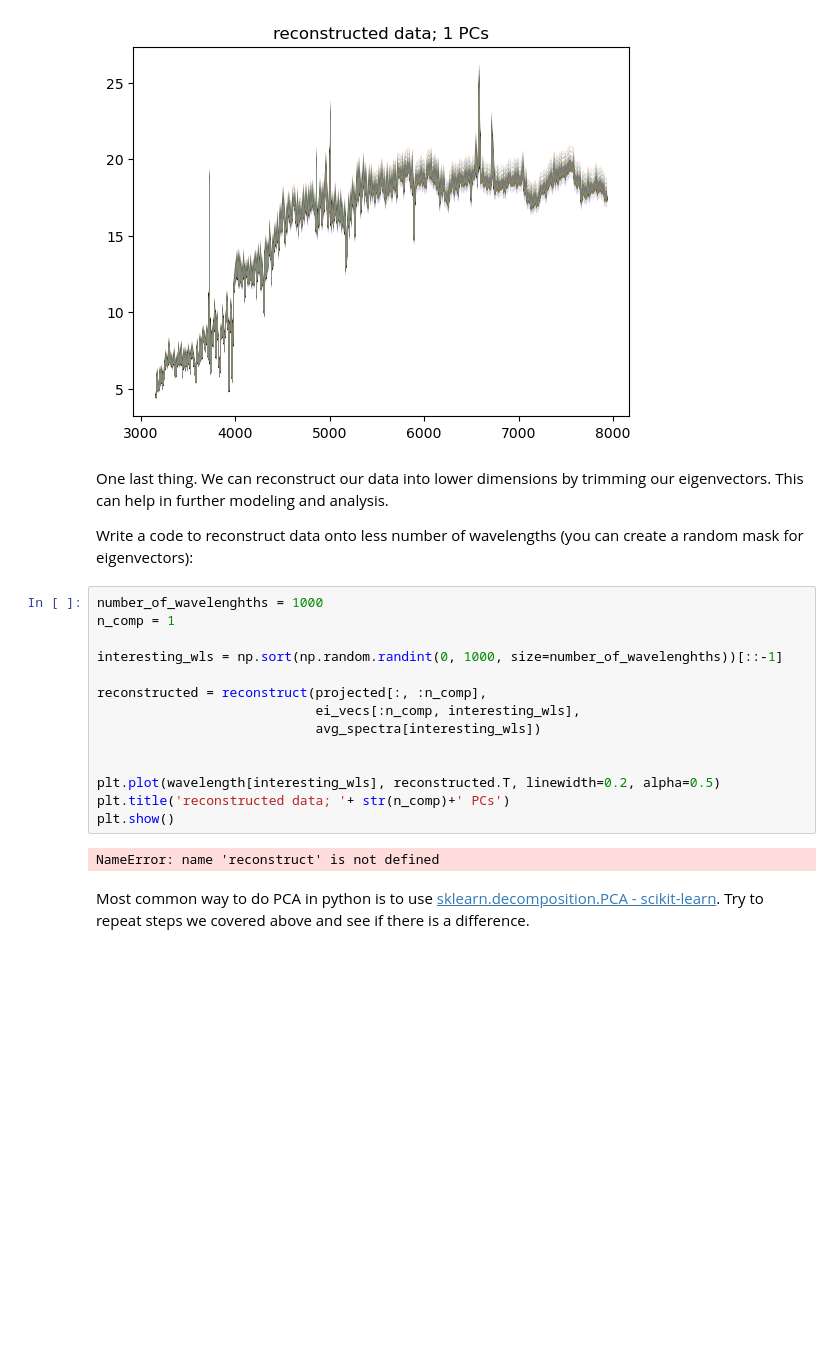
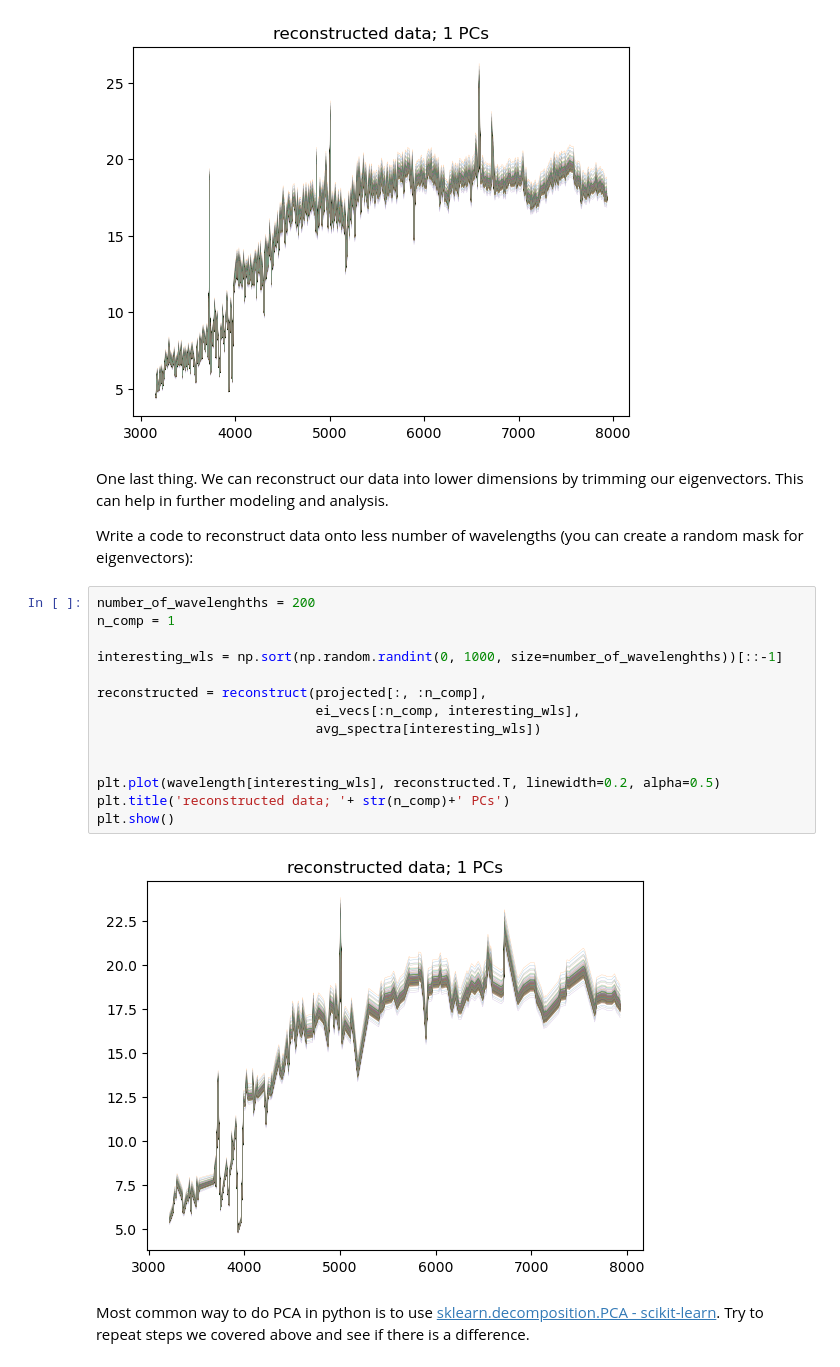
Before and after one commit to teolemay/phys607exercises, a Jupyter notebook: Astrostats12_Monday_solutions.ipynb, the cells around one changed output. Drawn from its saved outputs; the diff is of its cells as text; blank space fills up the shorter version.

```diff
--- a/Astrostats12_Monday_solutions.ipynb
+++ b/Astrostats12_Monday_solutions.ipynb
@@ -288,26 +288,26 @@ plt.show()
 # %% [output]
 [figure]
 [figure]
-# %% [markdown]
-One last thing. We can reconstruct our data into lower dimensions by trimming our eigenvectors. This can help in further modeling and analysis.
-
-Write a code to reconstruct data onto less number of wavelengths (you can create a random mask for eigenvectors):
-# %%
-number_of_wavelenghths = 1000
-n_comp = 1
-
-interesting_wls = np.sort(np.random.randint(0, 1000, size=number_of_wavelenghths))[::-1]
-
-reconstructed = reconstruct(projected[:, :n_comp],
-                            ei_vecs[:n_comp, interesting_wls],
-                            avg_spectra[interesting_wls])
-
-
-plt.plot(wavelength[interesting_wls], reconstructed.T, linewidth=0.2, alpha=0.5)
-plt.title('reconstructed data; '+ str(n_comp)+' PCs')
-plt.show()
-# %% [output]
-NameError: name 'reconstruct' is not defined
+# %% [markdown]
+One last thing. We can reconstruct our data into lower dimensions by trimming our eigenvectors. This can help in further modeling and analysis.
+
+Write a code to reconstruct data onto less number of wavelengths (you can create a random mask for eigenvectors):
+# %%
+number_of_wavelenghths = 200
+n_comp = 1
+
+interesting_wls = np.sort(np.random.randint(0, 1000, size=number_of_wavelenghths))[::-1]
+
+reconstructed = reconstruct(projected[:, :n_comp],
+                            ei_vecs[:n_comp, interesting_wls],
+                            avg_spectra[interesting_wls])
+
+
+plt.plot(wavelength[interesting_wls], reconstructed.T, linewidth=0.2, alpha=0.5)
+plt.title('reconstructed data; '+ str(n_comp)+' PCs')
+plt.show()
+# %% [output]
+[figure, added]
 # %% [markdown]
 Most common way to do PCA in python is to use [sklearn.decomposition.PCA - scikit-learn](https://scikit-learn.org/stable/modules/generated/sklearn.decomposition.PCA.html). Try to repeat steps we covered above and see if there is a difference.
 # %%
```
